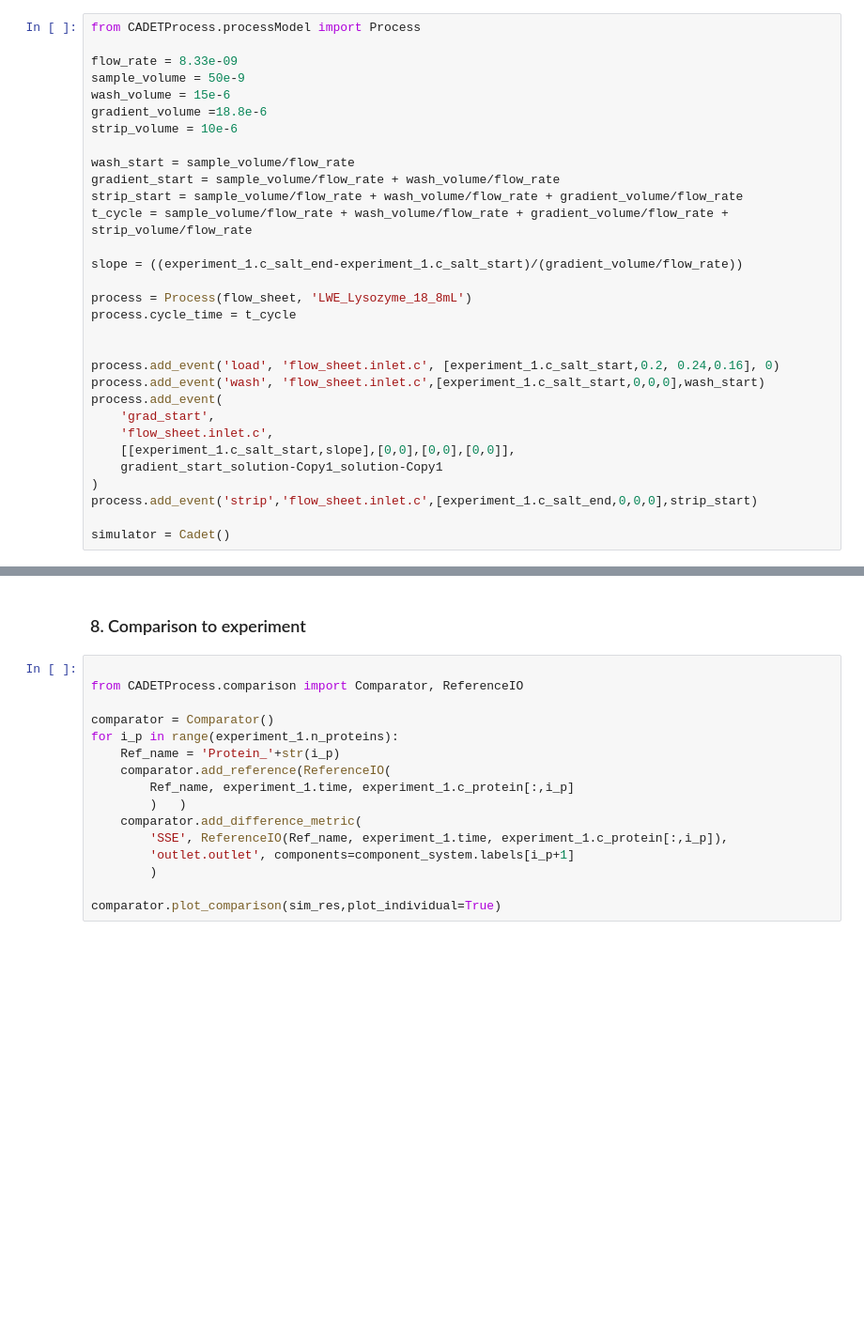
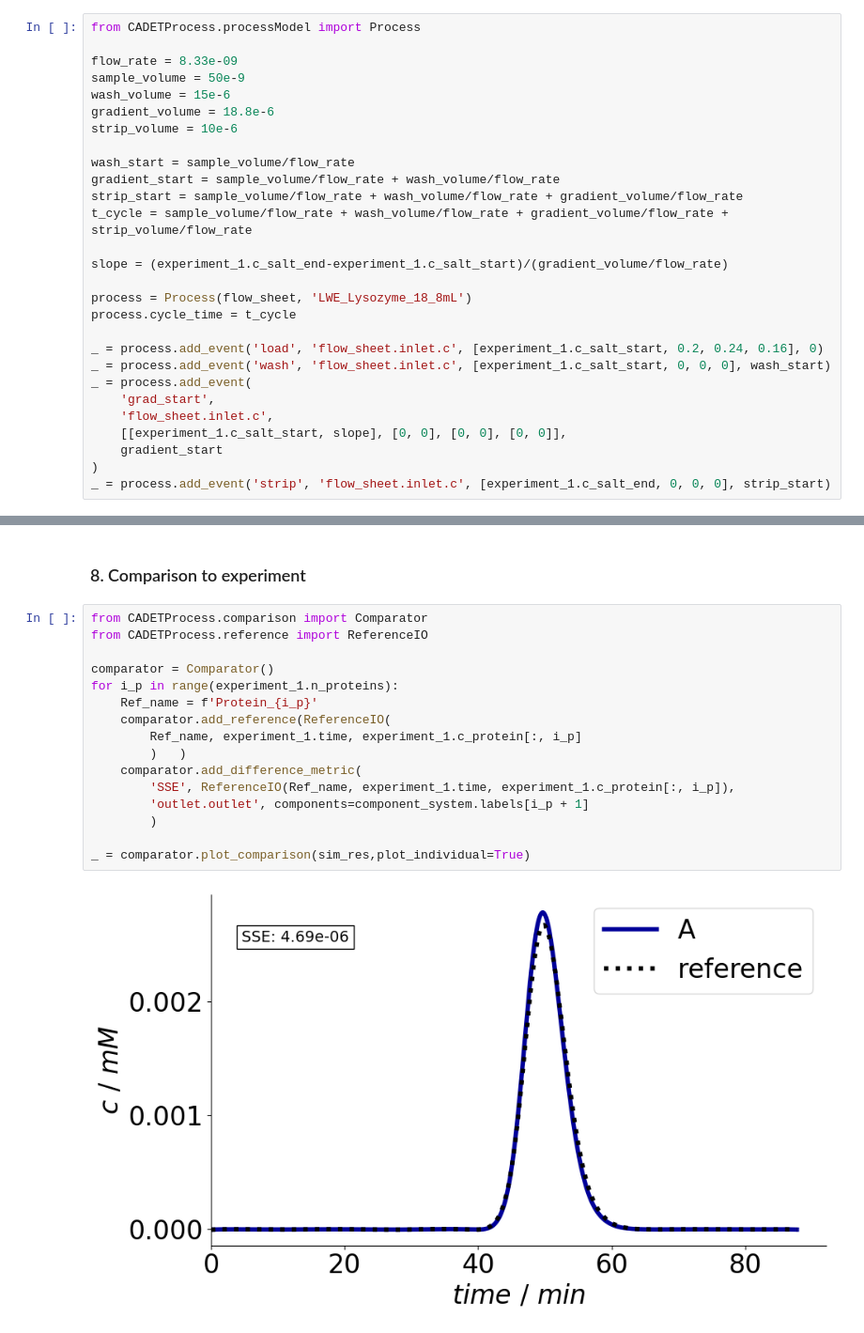
Before and after one commit to modsim/CADET-Process_Tutorial, a Jupyter notebook: 04 Optimization/parameter_estimation/01_Yamamoto/Exercise_Yamamoto_solution.ipynb, the cells around one changed output, grey strips where cells are left out. Shown at 94% size. Saved outputs shown, nothing was run; the diff lists cells and outputs as text; blank space fills up the shorter version.

```diff
--- a/04 Optimization/parameter_estimation/01_Yamamoto/Exercise_Yamamoto_solution.ipynb
+++ b/04 Optimization/parameter_estimation/01_Yamamoto/Exercise_Yamamoto_solution.ipynb
@@ -156,7 +166,7 @@ from CADETProcess.processModel import Process
 flow_rate = 8.33e-09
 sample_volume = 50e-9
 wash_volume = 15e-6
-gradient_volume =18.8e-6
+gradient_volume = 18.8e-6
 strip_volume = 10e-6
 
 wash_start = sample_volume/flow_rate
@@ -164,20 +174,17 @@ gradient_start = sample_volume/flow_rate + wash_volume/flow_rate
 strip_start = sample_volume/flow_rate + wash_volume/flow_rate + gradient_volume/flow_rate
 t_cycle = sample_volume/flow_rate + wash_volume/flow_rate + gradient_volume/flow_rate + strip_volume/flow_rate
 
-slope = ((experiment_1.c_salt_end-experiment_1.c_salt_start)/(gradient_volume/flow_rate))
+slope = (experiment_1.c_salt_end-experiment_1.c_salt_start)/(gradient_volume/flow_rate)
 
 process = Process(flow_sheet, 'LWE_Lysozyme_18_8mL')
 process.cycle_time = t_cycle
 
-
-process.add_event('load', 'flow_sheet.inlet.c', [experiment_1.c_salt_start,0.2, 0.24,0.16], 0)
-process.add_event('wash', 'flow_sheet.inlet.c',[experiment_1.c_salt_start,0,0,0],wash_start)
-process.add_event(
+_ = process.add_event('load', 'flow_sheet.inlet.c', [experiment_1.c_salt_start, 0.2, 0.24, 0.16], 0)
+_ = process.add_event('wash', 'flow_sheet.inlet.c', [experiment_1.c_salt_start, 0, 0, 0], wash_start)
+_ = process.add_event(
     'grad_start',
     'flow_sheet.inlet.c',
-    [[experiment_1.c_salt_start,slope],[0,0],[0,0],[0,0]],
-    gradient_start_solution-Copy1_solution-Copy1
+    [[experiment_1.c_salt_start, slope], [0, 0], [0, 0], [0, 0]],
+    gradient_start
 )
-process.add_event('strip','flow_sheet.inlet.c',[experiment_1.c_salt_end,0,0,0],strip_start)
-
-simulator = Cadet()
+_ = process.add_event('strip', 'flow_sheet.inlet.c', [experiment_1.c_salt_end, 0, 0, 0], strip_start)
@@ -200,18 +207,20 @@ _ = sim_res.solution.column.outlet.plot(secondary_axis=sec)
 # %% [markdown]
 ### 8. Comparison to experiment
 # %%
-
-from CADETProcess.comparison import Comparator, ReferenceIO
+from CADETProcess.comparison import Comparator
+from CADETProcess.reference import ReferenceIO
 
 comparator = Comparator()
 for i_p in range(experiment_1.n_proteins):
-    Ref_name = 'Protein_'+str(i_p)
+    Ref_name = f'Protein_{i_p}'
     comparator.add_reference(ReferenceIO(
-        Ref_name, experiment_1.time, experiment_1.c_protein[:,i_p]
+        Ref_name, experiment_1.time, experiment_1.c_protein[:, i_p]
         )   )
     comparator.add_difference_metric(
-        'SSE', ReferenceIO(Ref_name, experiment_1.time, experiment_1.c_protein[:,i_p]),
-        'outlet.outlet', components=component_system.labels[i_p+1]
+        'SSE', ReferenceIO(Ref_name, experiment_1.time, experiment_1.c_protein[:, i_p]),
+        'outlet.outlet', components=component_system.labels[i_p + 1]
         )
 
-comparator.plot_comparison(sim_res,plot_individual=True)
+_ = comparator.plot_comparison(sim_res,plot_individual=True)
+# %% [output]
+[figure, added]
```
Also changed, not shown: parts of 11 cells of this notebook, 18 other files.
